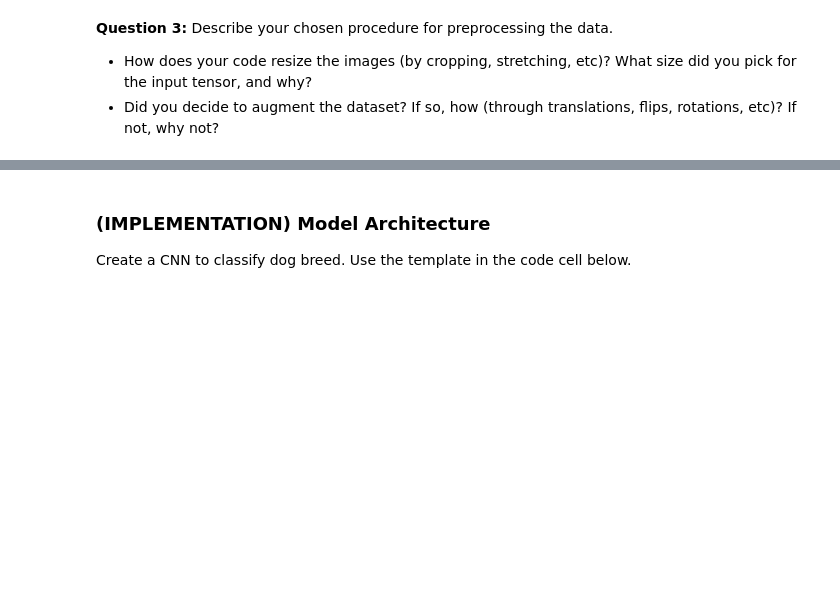
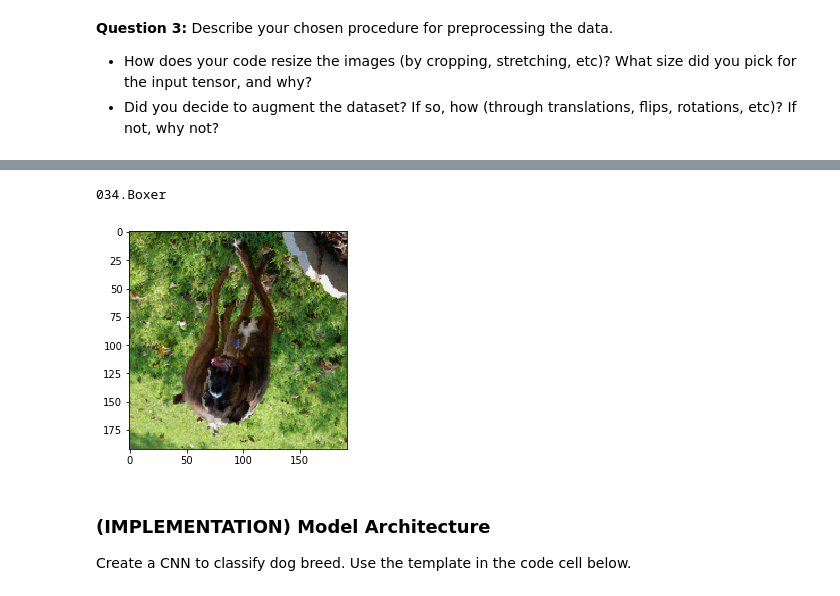
Before and after one commit to ebrahimebrahim/udaproject_dog_classification, a Jupyter notebook: dog_app.ipynb, the cells around one changed output, grey strips where cells are left out. Saved outputs shown, nothing was run; the diff lists cells and outputs as text; code cells hidden in the pictures; blank space fills up the shorter version.

Commit message:
created dataloader and model for step 3

```diff
--- a/dog_app.ipynb
+++ b/dog_app.ipynb
@@ -760,3 +823,14 @@ from torchvision import datasets
+# %%
+#Look at some training data here
+class_to_idx = training_dataloader.dataset.class_to_idx
+idx_to_class = {idx:cls for cls,idx in class_to_idx.items()}
+l=iter(training_dataloader)
+imgs,lbls=next(iter(training_dataloader))
+plt.imshow((imgs[0].permute(1,2,0)))
+print(idx_to_class[lbls[0].item()])
+# %% [output]
+034.Boxer
+[figure, added]
 # %% [markdown]
 ### (IMPLEMENTATION) Model Architecture
 
```
Also changed, not shown: parts of 8 cells of this notebook.
